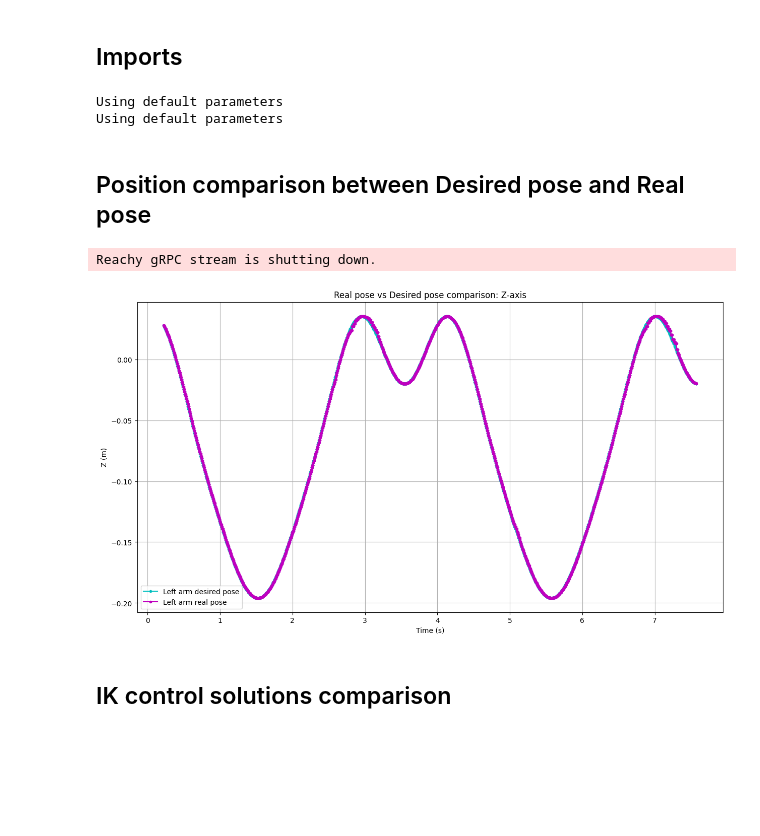
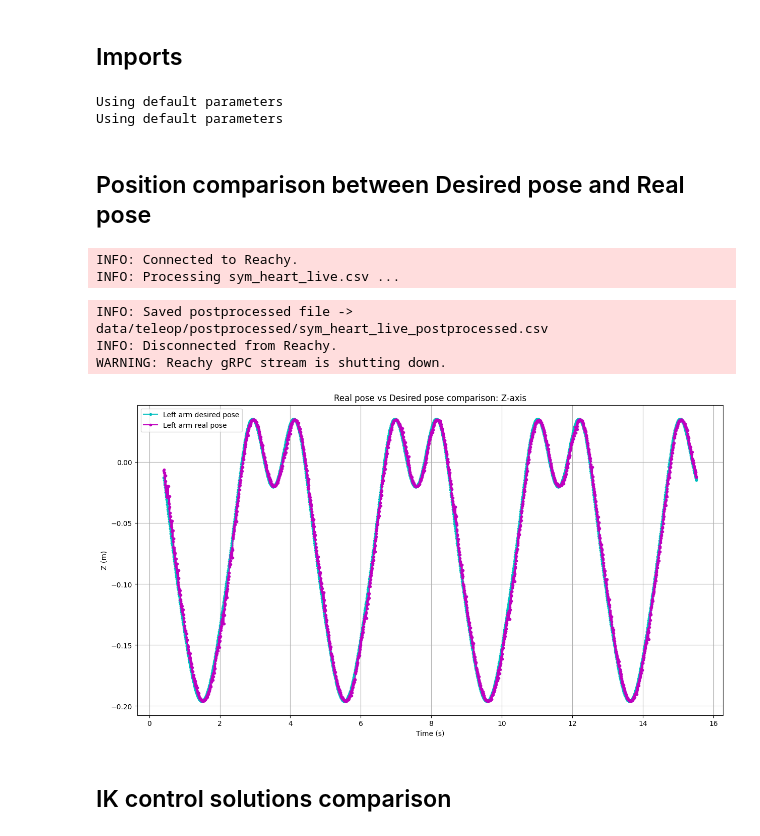
Before and after one commit to pollen-robotics/reachy2_qpik, a Jupyter notebook: src/example/metrics_teleop.ipynb, the cells around one changed output. Drawn from its saved outputs; the diff is of its cells as text; code cells hidden in the pictures; blank space fills up the shorter version.

Commit message:
Updating metrics plot

```diff
--- a/src/example/metrics_teleop.ipynb
+++ b/src/example/metrics_teleop.ipynb
@@ -14,9 +18,13 @@ from reachy2_sdk import ReachySDK
-# %%
-symbolic_l = SymbolicIK(arm="l_arm")
-symbolic_r = SymbolicIK(arm="r_arm")
-# %% [output]
-Using default parameters
-Using default parameters
+# %%
+symbolic_l = SymbolicIK(arm="l_arm")
+symbolic_r = SymbolicIK(arm="r_arm")
+
+
+logging.basicConfig(level=logging.INFO, format="%(levelname)s: %(message)s")
+logger = logging.getLogger(__name__)
+# %% [output]
+Using default parameters
+Using default parameters
 # %%
 def parse_pose_matrix(matrix):
     """Convert a string of a matrix into a NumPy array."""
@@ -170,44 +241,44 @@ def compute_reachability_flags(df, symbolic_l=symbolic_l, symbolic_r=symbolic_r)
 # %% [markdown]
 ## Position comparison between Desired pose and Real pose
 # %%
-filepath = "data/sym_heart_live.csv"
+filepath = "data/teleop/sym_heart_live.csv"
 
 reachy = ReachySDK(host="localhost")
-df = pd.read_csv(filepath, sep=",", header=0).copy()
-df = df.dropna()
-
-df["l_real_pose"] = df.apply(lambda row: compute_fk_l(reachy, row), axis=1)
-df["r_real_pose"] = df.apply(lambda row: compute_fk_r(reachy, row), axis=1)
-df.reset_index(drop=True, inplace=True)
-
-reachy.disconnect()
+processed_filepath = postprocess_teleop(reachy, filepath)
 # %% [output]
-Reachy gRPC stream is shutting down.
+INFO: Connected to Reachy.
+INFO: Processing sym_heart_live.csv ...
+INFO: Saved postprocessed file -> data/teleop/postprocessed/sym_heart_live_postprocessed.csv
+INFO: Disconnected from Reachy.
+WARNING: Reachy gRPC stream is shutting down.
 # %%
+processed_filepath = "data/teleop/postprocessed/qp_heart_live_postprocessed.csv"
+df = pd.read_csv(processed_filepath, sep=",", header=0).copy()
+
 coord_idx = 2  # 0, 1, 2 for X, Y, Z
 
 a, b = 100, None
 pose_slice = slice(a, None if b is None else b - 1)
 time_slice = slice(a + 1, None if b is None else b)
 
 plt.figure(figsize=(15, 8))
 L_POSE_LST = []
 L_POSE_REAL_LST = []
 for i in range(1, len(df)):
     l_pose = parse_pose_matrix(df["l_pose"][i])[coord_idx][3]
     l_pose_real = parse_pose_matrix(df["l_real_pose"][i])[coord_idx][3]
     L_POSE_LST.append(l_pose)
     L_POSE_REAL_LST.append(l_pose_real)
 plt.plot(df["time"][time_slice], L_POSE_LST[pose_slice], label="Left arm desired pose", color="c", marker=".")
 plt.plot(df["time"][time_slice], L_POSE_REAL_LST[pose_slice], label="Left arm real pose", color="m", marker=".")
 plt.grid()
 plt.legend()
 plt.xlabel("Time (s)")
 plt.ylabel(f"{"XYZ"[coord_idx]} (m)")
 plt.title(f"Real pose vs Desired pose comparison: {"XYZ"[coord_idx]}-axis")
 plt.show()
 # %% [output]
-[figure, old version]
+[figure, new version]
 # %% [markdown]
 ## IK control solutions comparison
 # %% [markdown]
```
Also changed, not shown: parts of 5 cells of this notebook, 54 other files.
